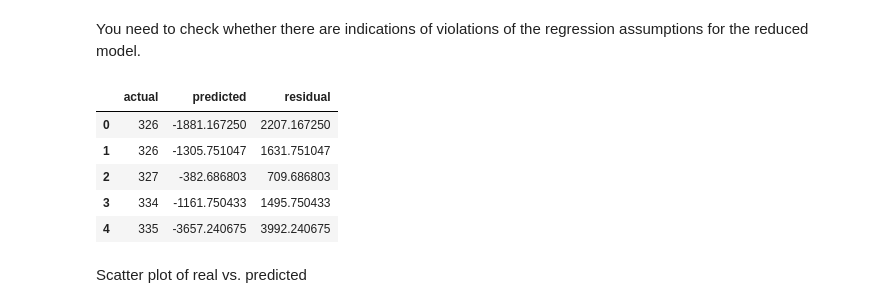
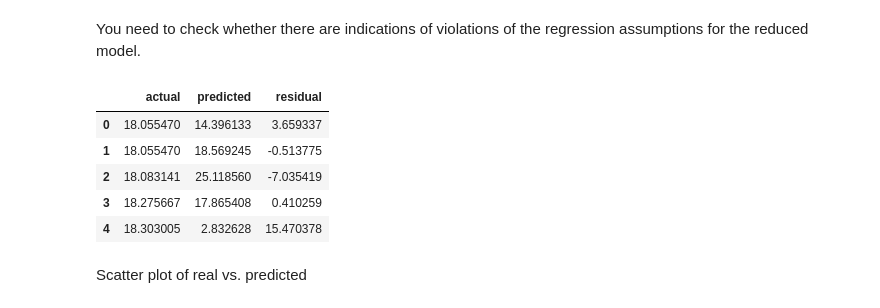
Before and after one commit to billytheme/computing-maths-group-32, a Jupyter notebook: Phase_2_Report.ipynb, the cells around one changed output. Cells and saved outputs as stored; diff of their text form; code cells hidden in the pictures.

```diff
--- a/Phase_2_Report.ipynb
+++ b/Phase_2_Report.ipynb
@@ -183,0 +188,7 @@ The variability seems to be close, but not perfectly, constant. As the graph sho
+# %%
+df_enc_scaled = df_enc.copy()
+df_enc_scaled['price'] = np.sqrt(df_enc_scaled['price'])
+# %%
+model_full_scaled = sm.formula.ols(formula=formula, data=df_enc_scaled)
+model_full_scaled_fit = model_full_scaled.fit()
+print(model_full_scaled_fit.summary())
@@ -220,7 +316,7 @@ We will use the preprepared code below to to perform backward feature selection
 patsy_description = patsy.ModelDesc.from_formula(formula)
 
 # initialize feature-selected fit to full model
-linreg_fit = model_full_fit
+linreg_fit = model_full_scaled_fit
 
 # do backwards elimination using p-values
 p_val_cutoff = 0.05
@@ -234,7 +330,7 @@ while True:
 
     # uncomment the line below if you would like to see the regression summary
     # in each step:
-    ### print(linreg_fit.summary())
+#     print(linreg_fit.summary())
 
     pval_series = linreg_fit.pvalues.drop(labels='Intercept')
     pval_series = pval_series.sort_values(ascending=False)
@@ -250,11 +346,11 @@ while True:
         patsy_description.rhs_termlist.remove(patsy.Term([patsy.EvalFactor(term_components[0]),
                                                         patsy.EvalFactor(term_components[1])]))
 
-    linreg_fit = smf.ols(formula=patsy_description, data=df_enc).fit()
+    linreg_fit = smf.ols(formula=patsy_description, data=df_enc_scaled).fit()
 
 ###
 ## this is the clean fit after backwards elimination
-model_reduced_fitted = smf.ols(formula = patsy_description, data = df_enc).fit()
+model_reduced_fitted = smf.ols(formula = patsy_description, data = df_enc_scaled).fit()
 ###
 
 #########
@@ -292,17 +388,17 @@ Overview of your reduced model, including the variables and terms you are using
 # %% [markdown]
 You need to check whether there are indications of violations of the regression assumptions for the reduced model.
 # %%
-residuals_reduced_model = pd.DataFrame({'actual': df_enc['price'],
+residuals_reduced_model = pd.DataFrame({'actual': df_enc_scaled['price'],
                         'predicted': model_reduced_fitted.fittedvalues,
                         'residual': model_reduced_fitted.resid})
 residuals_reduced_model.head(5)
 # %% [output]
 |  | actual | predicted | residual |
-| 0 | 326 | -1881.167250 | 2207.167250 |
-| 1 | 326 | -1305.751047 | 1631.751047 |
-| 2 | 327 | -382.686803 | 709.686803 |
-| 3 | 334 | -1161.750433 | 1495.750433 |
-| 4 | 335 | -3657.240675 | 3992.240675 |
+| 0 | 18.055470 | 14.396133 | 3.659337 |
+| 1 | 18.055470 | 18.569245 | -0.513775 |
+| 2 | 18.083141 | 25.118560 | -7.035419 |
+| 3 | 18.275667 | 17.865408 | 0.410259 |
+| 4 | 18.303005 | 2.832628 | 15.470378 |
 # %% [markdown]
 Scatter plot of real vs. predicted
 # %%
```
Also changed, not shown: parts of 23 cells of this notebook.
